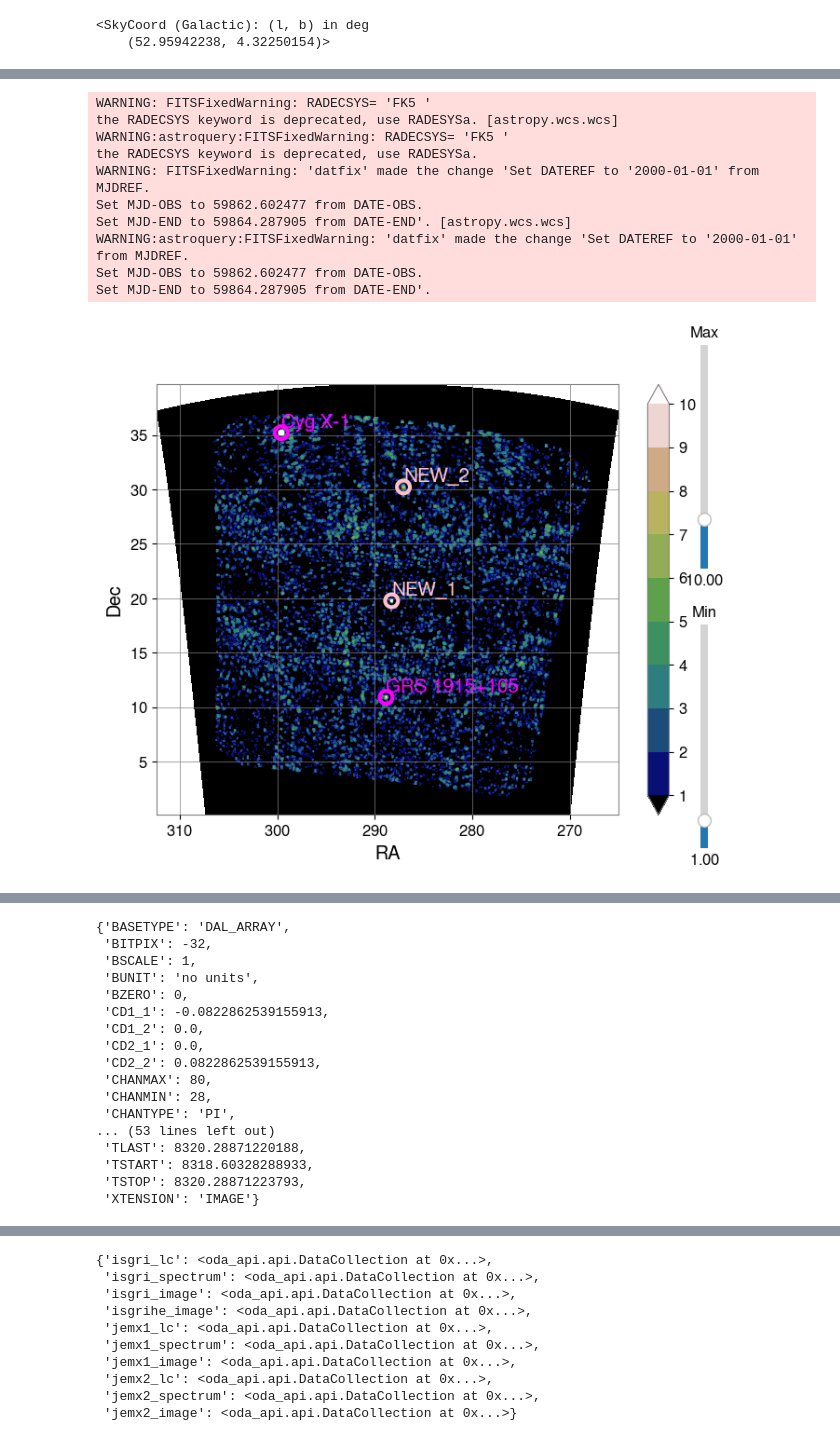
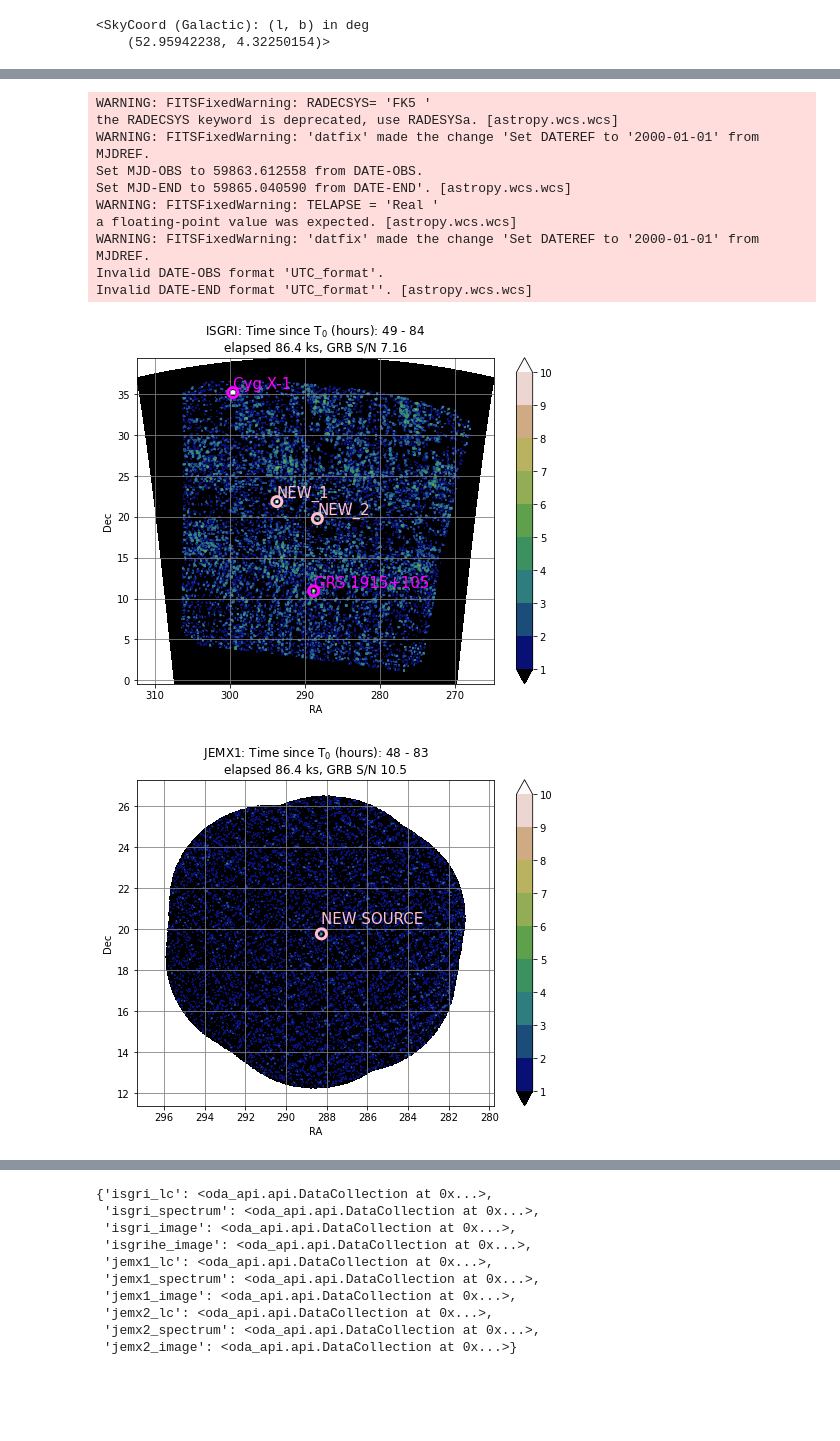
Before and after one commit to volodymyrss/grb221009, a Jupyter notebook: grb221009.ipynb, the cells around one changed output, grey strips where cells are left out. Drawn from its saved outputs; the diff is of its cells as text; code cells hidden in the pictures; blank space fills up the shorter version.

```diff
--- a/grb221009.ipynb
+++ b/grb221009.ipynb
@@ -103,14 +140,25 @@ INFO:oda_api.api.dispatcherapi.progress:- waiting for remote response (since 202
 # %%
-oda_api.plot_tools.OdaImage(jemx_image).show()
+for name, image in source_images.items():
+    if image:
+        h = image.mosaic_image_0_mosaic.data_unit[4].header
+        t = image.dispatcher_catalog_1.table
+        m = SkyCoord(t['ra'], t['dec']).separation(src_coord).arcmin <10
+        snr = t[m]['significance'][0]
+
+        t = Time(h['TSTART'] + 51544, format='mjd').isot
+        oda_api.plot_tools.OdaImage(image).show(sliders=False)
+        plt.title(f"{name.upper()}: Time since T$_0$ (hours): {(h['TSTART'] - T0_ijd)*24:.2g} - {(h['TSTOP'] - T0_ijd)*24:.2g}\n"
+                  f"elapsed {int(h['TSTOP'] - h['TSTART'])*24*3.6:.3g} ks, GRB S/N {snr:.3g}")
 # %% [output]
 WARNING: FITSFixedWarning: RADECSYS= 'FK5 '
 the RADECSYS keyword is deprecated, use RADESYSa. [astropy.wcs.wcs]
-WARNING:astroquery:FITSFixedWarning: RADECSYS= 'FK5 '
-the RADECSYS keyword is deprecated, use RADESYSa.
 WARNING: FITSFixedWarning: 'datfix' made the change 'Set DATEREF to '2000-01-01' from MJDREF.
-Set MJD-OBS to 59862.602477 from DATE-OBS.
-Set MJD-END to 59864.287905 from DATE-END'. [astropy.wcs.wcs]
-WARNING:astroquery:FITSFixedWarning: 'datfix' made the change 'Set DATEREF to '2000-01-01' from MJDREF.
-Set MJD-OBS to 59862.602477 from DATE-OBS.
-Set MJD-END to 59864.287905 from DATE-END'.
+Set MJD-OBS to 59863.612558 from DATE-OBS.
+Set MJD-END to 59865.040590 from DATE-END'. [astropy.wcs.wcs]
+WARNING: FITSFixedWarning: TELAPSE = 'Real '
+a floating-point value was expected. [astropy.wcs.wcs]
+WARNING: FITSFixedWarning: 'datfix' made the change 'Set DATEREF to '2000-01-01' from MJDREF.
+Invalid DATE-OBS format 'UTC_format'.
+Invalid DATE-END format 'UTC_format''. [astropy.wcs.wcs]
-[figure, old version]
+[figure, new version]
+[figure, added]
@@ -117,21 +166 @@ Set MJD-END to 59864.287905 from DATE-END'.
-# %%
-jemx_image.mosaic_image_0_mosaic.data_unit[4].header
-# %% [output]
-{'BASETYPE': 'DAL_ARRAY',
- 'BITPIX': -32,
- 'BSCALE': 1,
- 'BUNIT': 'no units',
- 'BZERO': 0,
- 'CD1_1': -0.0822862539155913,
- 'CD1_2': 0.0,
- 'CD2_1': 0.0,
- 'CD2_2': 0.0822862539155913,
- 'CHANMAX': 80,
- 'CHANMIN': 28,
- 'CHANTYPE': 'PI',
-... (53 lines left out)
- 'TLAST': 8320.28871220188,
- 'TSTART': 8318.60328288933,
- 'TSTOP': 8320.28871223793,
- 'XTENSION': 'IMAGE'}
 # %%
```
Also changed, not shown: parts of 24 cells of this notebook, 16 other files.
